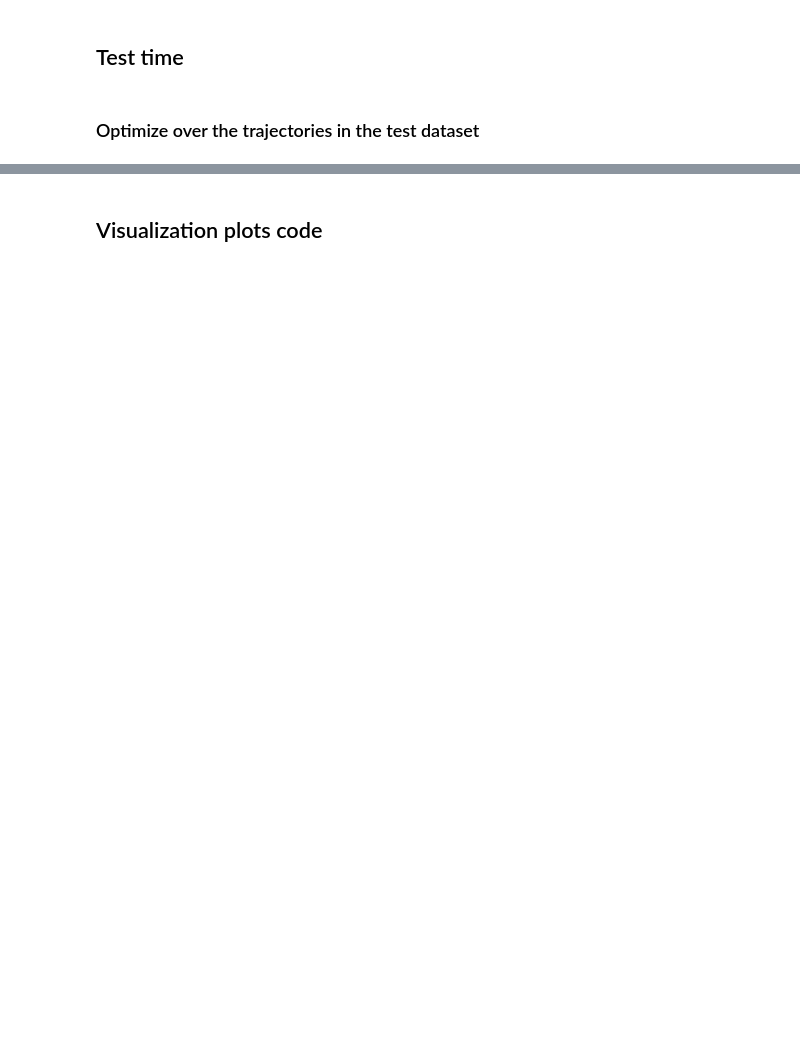
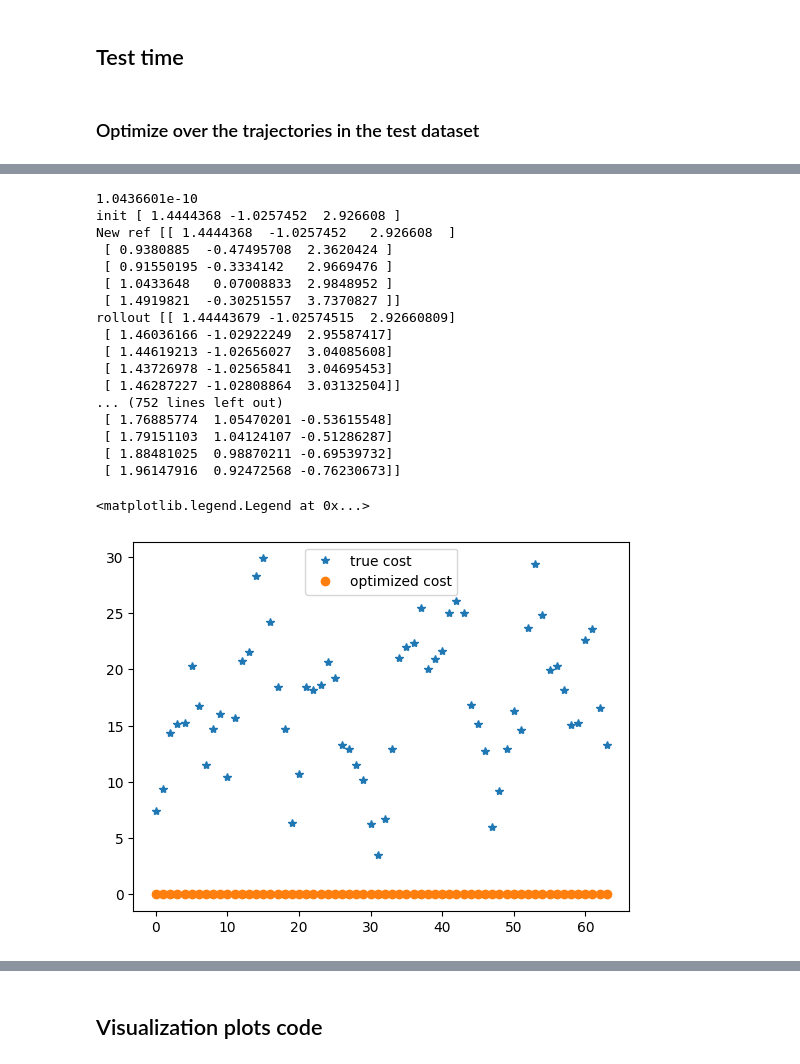
Before and after one commit to Nusha97/Layered-control-architectures-for-Robotics, a Jupyter notebook: Simulations/Testing_mlp.ipynb, the cells around one changed output, grey strips where cells are left out. Cells and saved outputs as stored; diff of their text form; code cells hidden in the pictures; blank space fills up the shorter version.

```diff
--- a/Simulations/Testing_mlp.ipynb
+++ b/Simulations/Testing_mlp.ipynb
@@ -64,7 +93,8 @@ print(rdot_traj.shape)
 from helper_functions import forward_simulate, compute_rdot
 import jax
 
-noise_level = [0.001, 0.002, 0.003, 0.004, 0.005]
+noise_level = [0.001, 0.002, 0.003, 0.004]
+num_iter = 50
 
 Kp = 50 * np.array([[2, 0, 0], [0, 1, 0]])
 key = jax.random.PRNGKey(793)
@@ -198,7 +297,7 @@ trained_model = model.bind(trained_model_state.params)
 # %%
 import numpy as np
 
-file_path = r"/home/anusha/Research/Layered-architecture-quadrotor-control/Simulations/data/uni_train-nonoise2.pkl"
+file_path = r"/home/anusha/Research/Layered-architecture-quadrotor-control/Simulations/data/uni_train-nonoise3.pkl"
 unicycle_data = load_object(file_path)
 
 actual_traj = np.vstack(unicycle_data[0])
@@ -210,10 +312,10 @@ print(ref_traj.shape)
 # %%
 import torch.utils.data as data
 
-Tstart=traj_len-1500
-Tend=traj_len-101
+Tstart=0
+Tend=traj_len-300
 
-N = 101
+N = 5
 q = 2
 p = 3 + 3*N
 traj_len = ref_traj.shape[0]
@@ -221,11 +323,11 @@ traj_len = ref_traj.shape[0]
 # ref_chunks = np.vstack([ref_traj[i*100+5:(i+1)*100-5, :] for i in range(0, len(ref_traj))])
 # actual_chunks = np.vstack([actual_traj[i*101+5:(i+1)*101-6, :] for i in range(0, len(actual_traj))])
 
-Kp = 50 * np.array([[2, 0, 0], [0, 1, 0]])
-key = jax.random.PRNGKey(793)
-Kd = 50 * jax.random.uniform(key=key, shape=(2, 3))
+Kp = 5 * np.array([[2, 0, 0], [0, 1, 0]])
+#key = jax.random.PRNGKey(793)
+#Kd = 50 * jax.random.uniform(key=key, shape=(2, 3))
 
-cost_traj, input_traj = compute_tracking_cost(ref_traj, actual_traj, rdot_traj, Kp, Kd, N)
+cost_traj, input_traj = compute_tracking_cost(ref_traj, actual_traj, rdot_traj, Kp, N, horizon)
 
 aug_state = [np.append(actual_traj[r, :], ref_traj[r:r+N, :]) for r in range(len(ref_traj)-N)]
 aug_state = np.array(aug_state)
@@ -270,4 +383,4 @@ from model_learning import test_model
 data_state, _, data_cost, _ = next(iter(test_data_loader))
 print(data_state[0])
 print(data_cost[0])
-solution, data = test_model(trained_model_state, test_data_loader, batch_size)
+jax_sol, solution, data = test_model(trained_model_state, test_data_loader, batch_size)
@@ -274,31 +410,52 @@ solution, data = test_model(trained_model_state, test_data_loader, batch_size)
 # %%
 from helper_functions import forward_simulate
 
 cost = []
 reg_cost = []
 rollout = []
 ref = []
 
 i = 0
 for sol in solution:
     # Take the augmented state -- init state + ref and simulate the unicycle -- compute cost and verify
-    reg_cost.append(sol.fun)
-    new_aug_state = sol.x
+    print(sol.state.value)
+    reg_cost.append(sol.state.value)
+    new_aug_state = sol.params
     x0 = new_aug_state[0:3]
     print("init", x0)
     ref.append(new_aug_state.reshape([N, 3]))
     print("New ref", ref[i])
     # input
-    c, x = forward_simulate(x0, ref[i], Kp, Kd, N)
+    c, x = forward_simulate(x0, ref[i], N)
     cost.append(c)
     rollout.append(x)
     print("rollout", x)
     i += 1
 
 plt.figure()
 plt.plot(data_cost.ravel(), '*', label="true cost")
 plt.plot(reg_cost, 'o', label="optimized cost")
 plt.legend()
+# %% [output]
+1.0436601e-10
+init [ 1.4444368 -1.0257452  2.926608 ]
+New ref [[ 1.4444368  -1.0257452   2.926608  ]
+ [ 0.9380885  -0.47495708  2.3620424 ]
+ [ 0.91550195 -0.3334142   2.9669476 ]
+ [ 1.0433648   0.07008833  2.9848952 ]
+ [ 1.4919821  -0.30251557  3.7370827 ]]
+rollout [[ 1.44443679 -1.02574515  2.92660809]
+ [ 1.46036166 -1.02922249  2.95587417]
+ [ 1.44619213 -1.02656027  3.04085608]
+ [ 1.43726978 -1.02565841  3.04695453]
+ [ 1.46287227 -1.02808864  3.03132504]]
+... (752 lines left out)
+ [ 1.76885774  1.05470201 -0.53615548]
+ [ 1.79151103  1.04124107 -0.51286287]
+ [ 1.88481025  0.98870211 -0.69539732]
+ [ 1.96147916  0.92472568 -0.76230673]]
+<matplotlib.legend.Legend at 0x...>
+[figure, added]
 # %%
 ref = np.vstack(ref)
 print(ref.shape)
```
Also changed, not shown: parts of 33 cells of this notebook, 6 other files.
